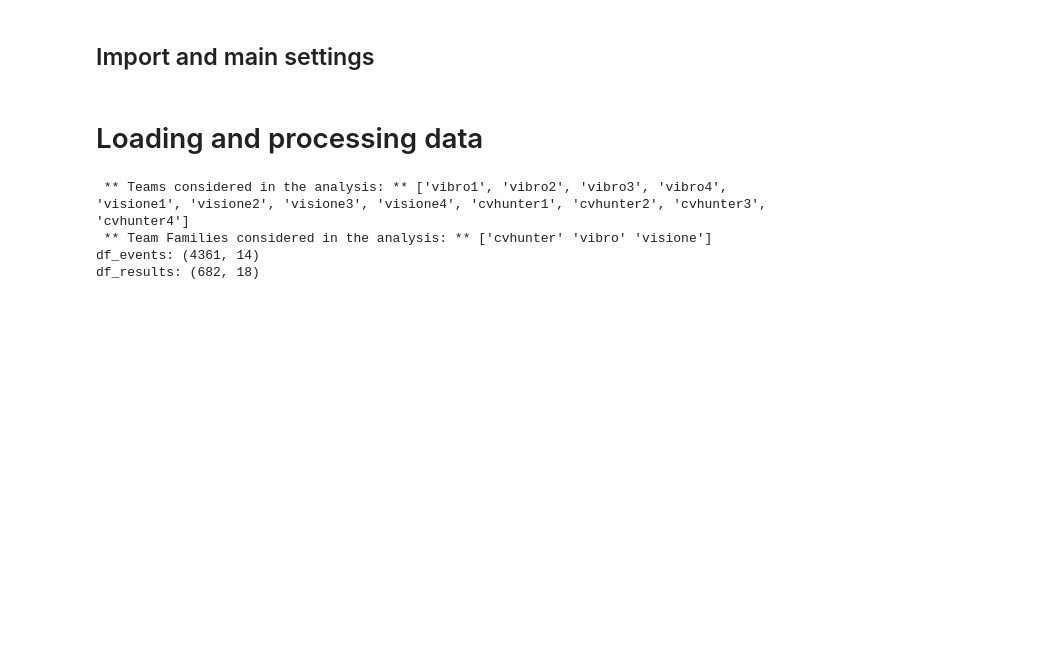
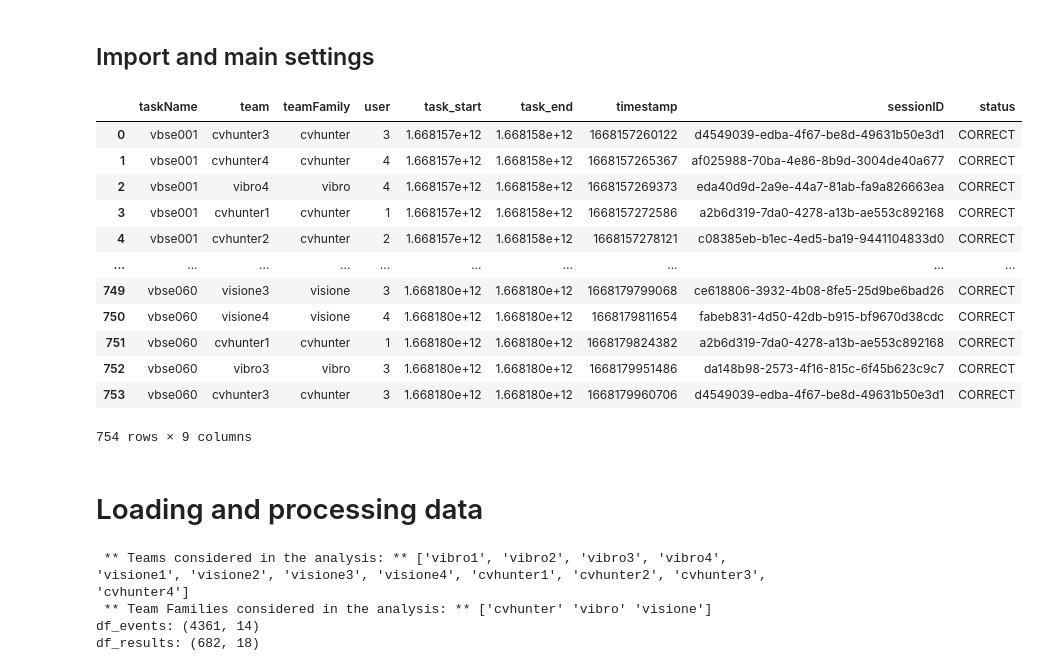
Before and after one commit to Visual-Computing/VBS22-Post-Evaluation, a Jupyter notebook: notebooks/Teams_Results_Analysis.ipynb, the cells around one changed output. Drawn from its saved outputs; the diff is of its cells as text; code cells hidden in the pictures; blank space fills up the shorter version.

```diff
--- a/notebooks/Teams_Results_Analysis.ipynb
+++ b/notebooks/Teams_Results_Analysis.ipynb
@@ -13,6 +13,22 @@ teams_list=  ['vibro1','vibro2','vibro3','vibro4','visione1','visione2','visione
 if not os.path.isdir(output_dir):
         os.makedirs(output_dir)
 sns.set_context("paper", font_scale=1.7) #rc={"font.size":15,"axes.titlesize":15,"axes.labelsize":15}
+# %%
+submissions_df
+# %% [output]
+|  | taskName | team | teamFamily | user | task_start | task_end | timestamp | sessionID | status |
+| 0 | vbse001 | cvhunter3 | cvhunter | 3 | 1.668157e+12 | 1.668158e+12 | 1668157260122 | d4549039-edba-4f67-be8d-49631b50e3d1 | CORRECT |
+| 1 | vbse001 | cvhunter4 | cvhunter | 4 | 1.668157e+12 | 1.668158e+12 | 1668157265367 | af025988-70ba-4e86-8b9d-3004de40a677 | CORRECT |
+| 2 | vbse001 | vibro4 | vibro | 4 | 1.668157e+12 | 1.668158e+12 | 1668157269373 | eda40d9d-2a9e-44a7-81ab-fa9a826663ea | CORRECT |
+| 3 | vbse001 | cvhunter1 | cvhunter | 1 | 1.668157e+12 | 1.668158e+12 | 1668157272586 | a2b6d319-7da0-4278-a13b-ae553c892168 | CORRECT |
+| 4 | vbse001 | cvhunter2 | cvhunter | 2 | 1.668157e+12 | 1.668158e+12 | 1668157278121 | c08385eb-b1ec-4ed5-ba19-9441104833d0 | CORRECT |
+| ... | ... | ... | ... | ... | ... | ... | ... | ... | ... |
+| 749 | vbse060 | visione3 | visione | 3 | 1.668180e+12 | 1.668180e+12 | 1668179799068 | ce618806-3932-4b08-8fe5-25d9be6bad26 | CORRECT |
+| 750 | vbse060 | visione4 | visione | 4 | 1.668180e+12 | 1.668180e+12 | 1668179811654 | fabeb831-4d50-42db-b915-bf9670d38cdc | CORRECT |
+| 751 | vbse060 | cvhunter1 | cvhunter | 1 | 1.668180e+12 | 1.668180e+12 | 1668179824382 | a2b6d319-7da0-4278-a13b-ae553c892168 | CORRECT |
+| 752 | vbse060 | vibro3 | vibro | 3 | 1.668180e+12 | 1.668180e+12 | 1668179951486 | da148b98-2573-4f16-815c-6f45b623c9c7 | CORRECT |
+| 753 | vbse060 | cvhunter3 | cvhunter | 3 | 1.668180e+12 | 1.668180e+12 | 1668179960706 | d4549039-edba-4f67-be8d-49631b50e3d1 | CORRECT |
+754 rows × 9 columns
 # %% [markdown]
 # Loading and processing data
 # %%
```
Also changed, not shown: parts of 5 cells of this notebook, 1 other file.
